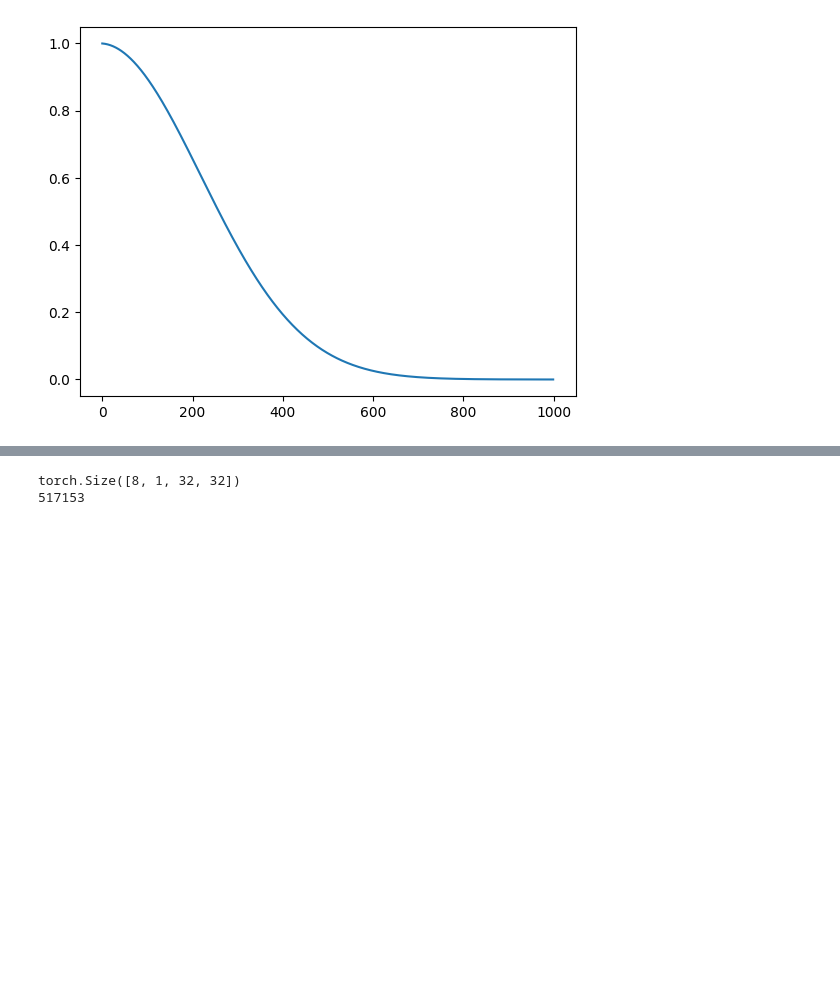
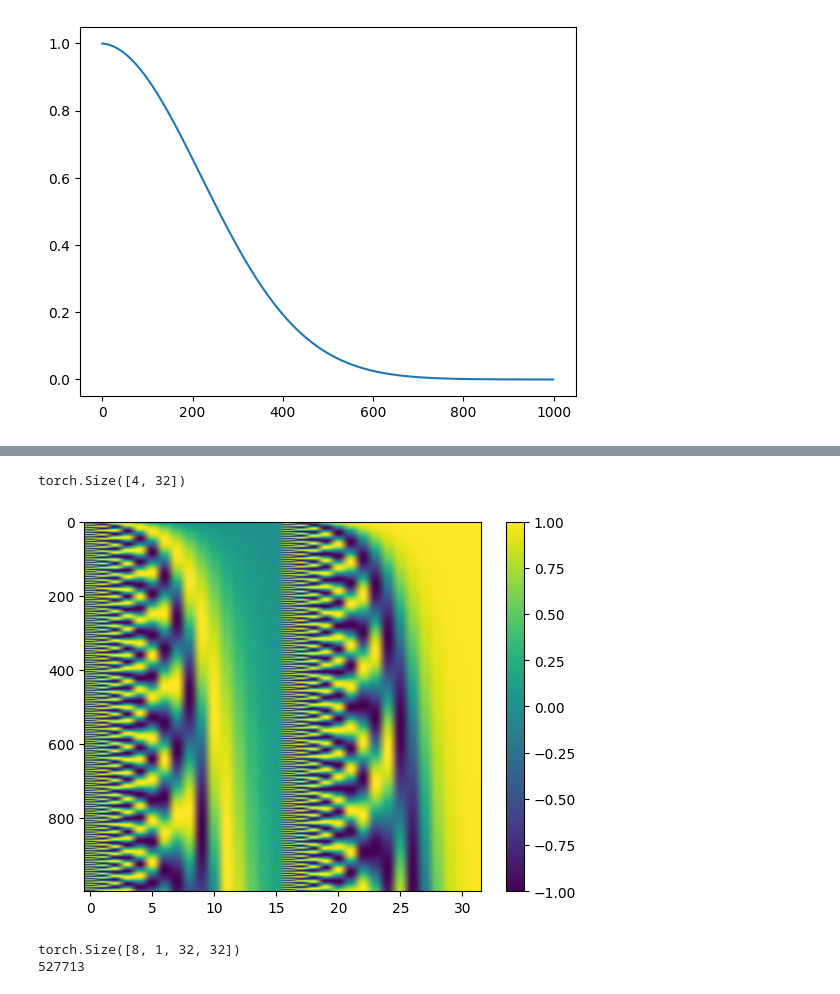
Before and after one commit to abrandonwang/text-to-sound, a Jupyter notebook: ddpm-mnist.ipynb, the cells around one changed output, grey strips where cells are left out. Saved outputs shown, nothing was run; the diff lists cells and outputs as text; code cells hidden in the pictures; blank space fills up the shorter version.

Commit message:
Kaggle Notebook | ddpm-mnist | time embedding + t-conditioned UNet

```diff
--- a/ddpm-mnist.ipynb
+++ b/ddpm-mnist.ipynb
@@ -81,3 +81,19 @@ torch.Size([8, 1, 32, 32])
+# %%
+def time_embedding(t, dim = 32):
+    half = dim // 2
+    freqs = torch.exp(-math.log(10000) * torch.arange(half) / half)
+    args = t[:, None].float() * freqs[None, :]
+    return torch.cat([torch.sin(args), torch.cos(args)], dim = 1)
+
+e = time_embedding(torch.tensor([0, 1, 500, 999]))
+print(e.shape)
+e_all = time_embedding(torch.arange(T))
+plt.imshow(e_all, aspect = "auto")
+plt.colorbar()
+plt.show()
+# %% [output]
+torch.Size([4, 32])
+[figure, added]
 # %%
 class TinyNet(nn.Module):
     def __init__(self):
@@ -98,14 +114,18 @@ class TinyNet(nn.Module):
 model = TinyNet()
 
 class Block(nn.Module):
-    def __init__(self, in_ch, out_ch):
+    def __init__(self, in_ch, out_ch, t_dim = 32):
         super().__init__()
         self.conv1 = nn.Conv2d(in_ch, out_ch, kernel_size = 3, padding = 1)
         self.conv2 = nn.Conv2d(out_ch, out_ch, kernel_size = 3, padding = 1)
         self.act = nn.SiLU()
-    def forward(self, x):
+        self.t_proj = nn.Linear(t_dim, out_ch)
+    def forward(self, x, t_emb):
         h = self.conv1(x)
         h = self.act(h)
+        tt = self.t_proj(t_emb)
+        tt = tt[:, :, None, None]
+        h = h + tt
         h = self.conv2(h)
         h = self.act(h)
         return h
@@ -122,23 +142,25 @@ class UNet(nn.Module):
         self.block3 = Block(192, 64)
         self.block4 = Block(96, 32)
         self.out = nn.Conv2d(32, 1, kernel_size = 1)
-    def forward(self, x):
-        d1 = self.block1(x)
+    def forward(self, x, t):
+        t_emb = time_embedding(t)
+        d1 = self.block1(x, t_emb)
         h = self.down1(d1)
-        d2 = self.block2(h)
+        d2 = self.block2(h, t_emb)
         h = self.down2(d2)
-        h = self.mid(h)
+        h = self.mid(h, t_emb)
         h = self.up(h)
         h = torch.cat([h, d2], dim = 1)
-        h = self.block3(h)
+        h = self.block3(h, t_emb)
         h = self.up(h)
         h = torch.cat([h, d1], dim = 1)
-        h = self.block4(h)
+        h = self.block4(h, t_emb)
         return self.out(h)
 
 model = UNet()
-print(model(x[:8]).shape)
-print(sum(p.numel() for p in model.parameters()))
+t = torch.randint(0, T, (8,))
+print(model(x[:8], t).shape)                           # → [8, 1, 32, 32]
+print(sum(p.numel() for p in model.parameters()))      # a bit more than 517,153
 # %% [output]
 torch.Size([8, 1, 32, 32])
-517153
+527713
```
Also changed, not shown: parts of 3 cells of this notebook.
